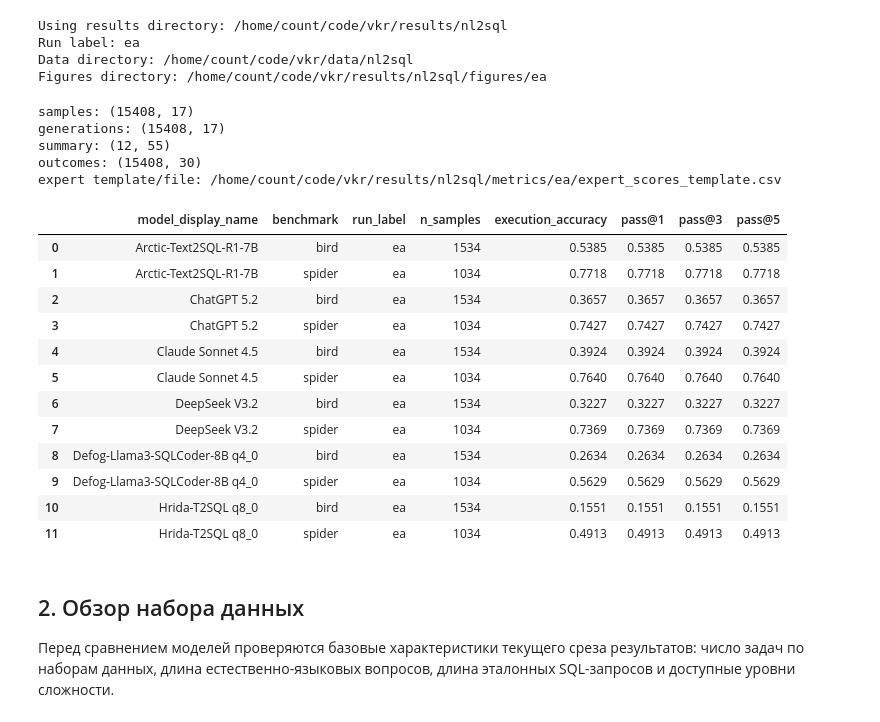
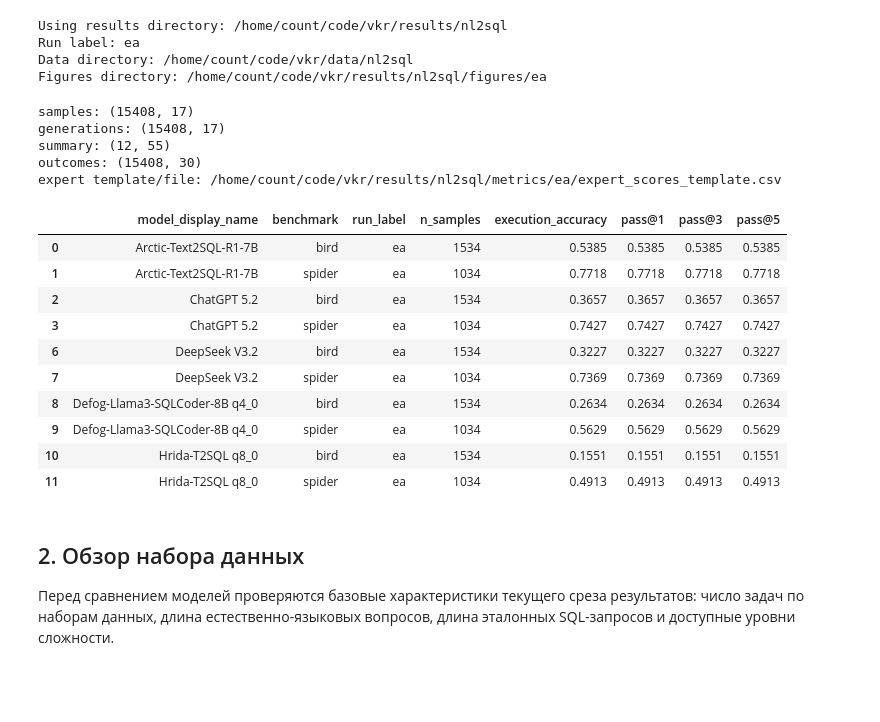
Before and after one commit to countrvl/vkr, a Jupyter notebook: nl2sql/notebooks/01_report_ea.ipynb, the cells around one changed output. Drawn from its saved outputs; the diff is of its cells as text; code cells hidden in the pictures; blank space fills up the shorter version.

```diff
--- a/nl2sql/notebooks/01_report_ea.ipynb
+++ b/nl2sql/notebooks/01_report_ea.ipynb
@@ -63,36 +63,43 @@ summary_df = load_summary_metrics(RUN_LABEL).copy()
 outcomes_df = compute_sample_outcomes(RUN_LABEL).copy()
 if 'model_display_name' not in summary_df.columns:
     summary_df['model_display_name'] = summary_df['model_name']
 if 'model_display_name' not in outcomes_df.columns:
     outcomes_df['model_display_name'] = outcomes_df['model_name']
 
 expert_path = ensure_expert_template(RUN_LABEL)
 
+MAIN_REPORT_MODELS = [
+    'ChatGPT 5.2',
+    'DeepSeek V3.2',
+    'Defog-Llama3-SQLCoder-8B q4_0',
+    'Hrida-T2SQL q8_0',
+    'Arctic-Text2SQL-R1-7B',
+]
+
+
 print('samples:', samples_df.shape)
 print('generations:', generations_df.shape)
 print('summary:', summary_df.shape)
 print('outcomes:', outcomes_df.shape)
 print('expert template/file:', expert_path)
 
 pass_metric_cols = sorted(
     [col for col in summary_df.columns if col.startswith('pass@') and col.split('@', 1)[1].isdigit()],
     key=lambda col: int(col.split('@', 1)[1]),
 )
 summary_preview_cols = ['model_display_name', 'benchmark', 'run_label', 'n_samples', 'execution_accuracy', *pass_metric_cols]
-summary_df[summary_preview_cols].round(4)
+summary_df[summary_df['model_display_name'].isin(MAIN_REPORT_MODELS)][summary_preview_cols].round(4)
 # %% [output]
 samples: (15408, 17)
 generations: (15408, 17)
 summary: (12, 55)
 outcomes: (15408, 30)
 expert template/file: /home/count/code/vkr/results/nl2sql/metrics/ea/expert_scores_template.csv
 |  | model_display_name | benchmark | run_label | n_samples | execution_accuracy | pass@1 | pass@3 | pass@5 |
 | 0 | Arctic-Text2SQL-R1-7B | bird | ea | 1534 | 0.5385 | 0.5385 | 0.5385 | 0.5385 |
 | 1 | Arctic-Text2SQL-R1-7B | spider | ea | 1034 | 0.7718 | 0.7718 | 0.7718 | 0.7718 |
 | 2 | ChatGPT 5.2 | bird | ea | 1534 | 0.3657 | 0.3657 | 0.3657 | 0.3657 |
 | 3 | ChatGPT 5.2 | spider | ea | 1034 | 0.7427 | 0.7427 | 0.7427 | 0.7427 |
-| 4 | Claude Sonnet 4.5 | bird | ea | 1534 | 0.3924 | 0.3924 | 0.3924 | 0.3924 |
-| 5 | Claude Sonnet 4.5 | spider | ea | 1034 | 0.7640 | 0.7640 | 0.7640 | 0.7640 |
 | 6 | DeepSeek V3.2 | bird | ea | 1534 | 0.3227 | 0.3227 | 0.3227 | 0.3227 |
 | 7 | DeepSeek V3.2 | spider | ea | 1034 | 0.7369 | 0.7369 | 0.7369 | 0.7369 |
 | 8 | Defog-Llama3-SQLCoder-8B q4_0 | bird | ea | 1534 | 0.2634 | 0.2634 | 0.2634 | 0.2634 |
```
Also changed, not shown: parts of 2 cells of this notebook, 50 other files.
